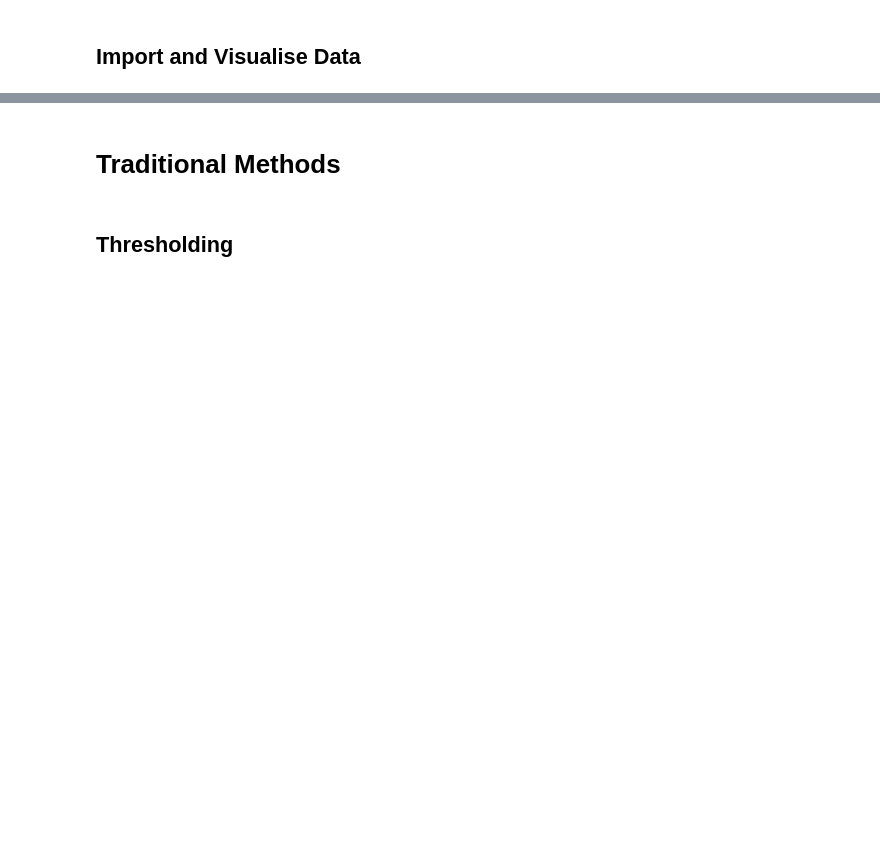
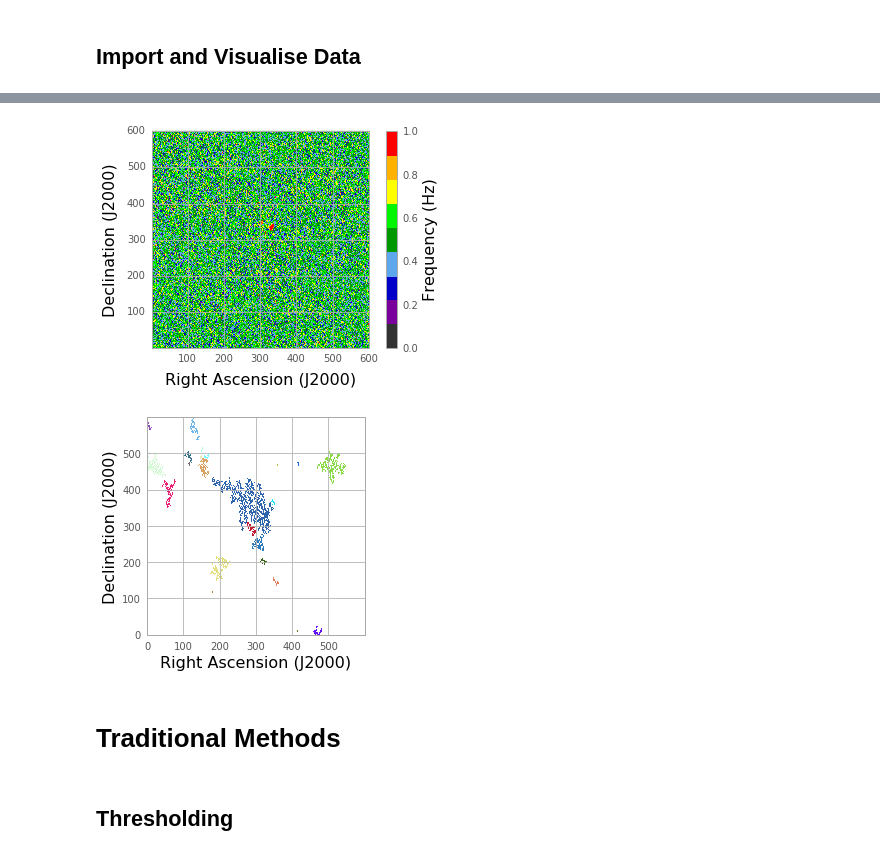
Before and after one commit to Jbarkai/HISourceFinder, a Jupyter notebook: Practice methods.ipynb, the cells around one changed output, grey strips where cells are left out. Cells and saved outputs as stored; diff of their text form; code cells hidden in the pictures; blank space fills up the shorter version.

```diff
--- a/Practice methods.ipynb
+++ b/Practice methods.ipynb
@@ -149,3 +372,24 @@ plot_slice(source_slice, hi_data)
+# %%
+
+fig = plt.figure()
+ax = fig.add_subplot(projection=noise_wcs)
+im = ax.imshow(subcube, origin='lower', cmap='ds9aips0')
+cbar = plt.colorbar(im)
+cbar.set_label('Frequency (Hz)', size=16)
+plt.xlabel('Right Ascension (J2000)', fontsize=16)
+plt.ylabel('Declination (J2000)', fontsize=16)
+plt.show()
+
+
+fig = plt.figure()
+ax = fig.add_subplot()
+im = ax.imshow(seg, origin='lower')
+plt.xlabel('Right Ascension (J2000)', fontsize=16)
+plt.ylabel('Declination (J2000)', fontsize=16)
+plt.show()
+# %% [output]
+[figure, added]
+[figure, added]
 # %% [markdown]
 # Traditional Methods
 # %% [markdown]
```
Also changed, not shown: parts of 25 cells of this notebook, 4 other files.
